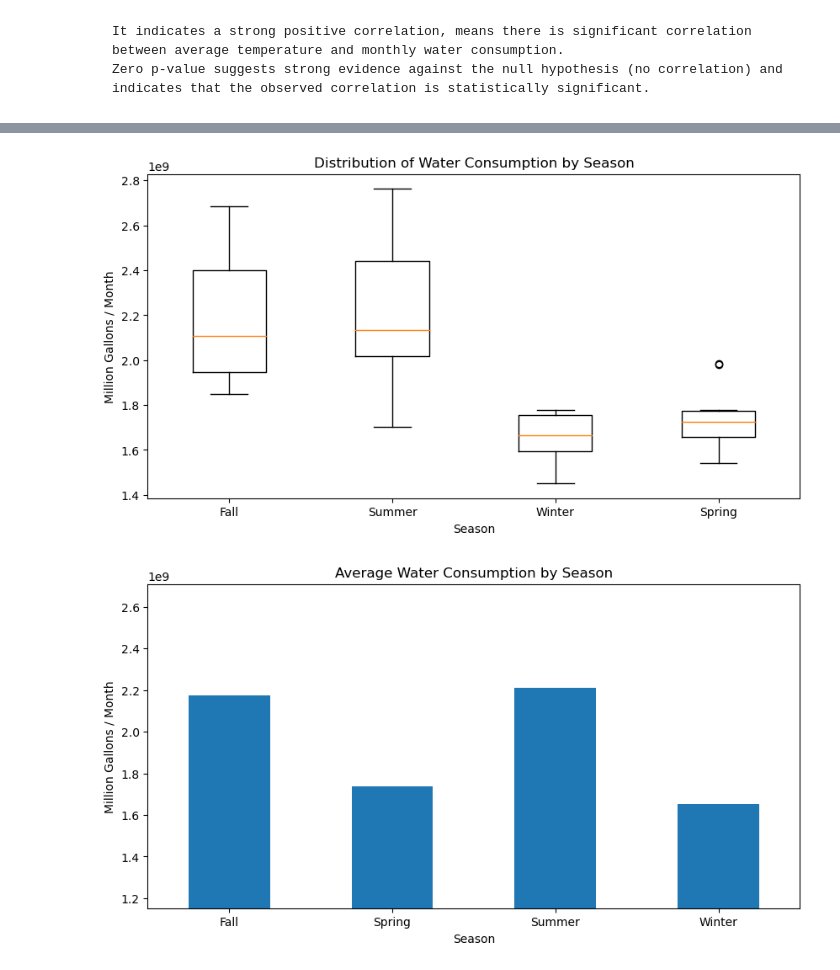
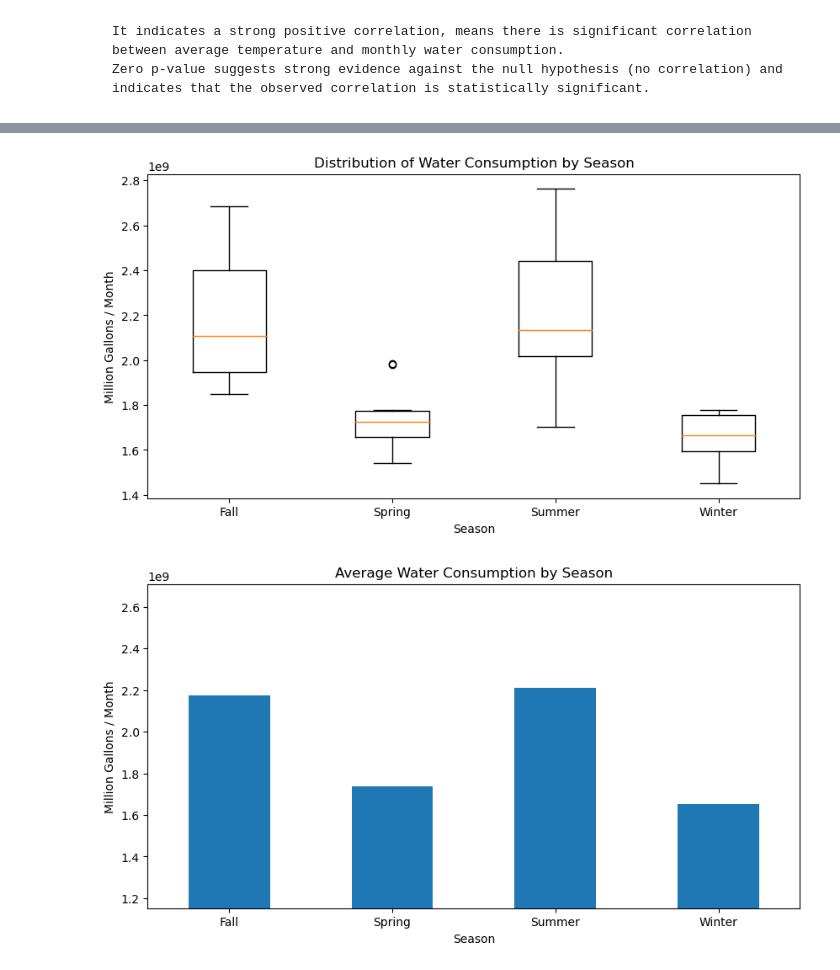
Before and after one commit to kadyepley/project-one, a Jupyter notebook: Austin_Weather_Water/austin_weather_water.ipynb, the cells around one changed output, grey strips where cells are left out. Saved outputs shown, nothing was run; the diff lists cells and outputs as text; code cells hidden in the pictures.

```diff
--- a/Austin_Weather_Water/austin_weather_water.ipynb
+++ b/Austin_Weather_Water/austin_weather_water.ipynb
@@ -91,7 +115,7 @@ weather_monthly_total.head()
 # Convert 'Date' columns to the same format
 customer_monthly_total['Year Month'] = pd.to_datetime(customer_monthly_total['Year Month'], format='%Y-%m-%d')
 weather_monthly_total['Date'] = pd.to_datetime(weather_monthly_total['Date'], format='%Y-%m-%d')
-
+weather_monthly_total["TempAvgF"]= weather_monthly_total['TempAvgF'].round(2)
 # Merge based on matching date values
 merged_df = customer_monthly_total.merge(weather_monthly_total, left_on='Year Month', right_on='Date')
 merged_df = merged_df[['Date','Total Gallons','TempAvgF']]
@@ -149,13 +245,13 @@ p_value: 0.00000
 # %%
 
-# Set 'Date' column as the index
-date_index_df = merged_df.set_index('Date', inplace=False)
-# Create the line plot
-date_index_df['Total Gallons'].plot(kind='line',figsize=(10, 5))
-# Add labels and title
-plt.xlabel('Month')
-plt.ylabel('Million Gallons / Month')
-plt.title('Austin Water Consumption over Time')
-# Display the plot
- # Plot both of these lines so that they will appear on our final chart
-plt.show()
+# # Set 'Date' column as the index
+# date_index_df = merged_df.set_index('Date', inplace=False)
+# # Create the line plot
+# date_index_df['Total Gallons'].plot(kind='line',figsize=(10, 5))
+# # Add labels and title
+# plt.xlabel('Month')
+# plt.ylabel('Million Gallons / Month')
+# plt.title('Austin Water Consumption over Time')
+# # Display the plot
+#  # Plot both of these lines so that they will appear on our final chart
+# plt.show()
@@ -200,20 +292,20 @@ merged_df.head(10)
 # %%
 # Create a box plot
 plt.figure(figsize=(10, 5))
 fall_df = merged_df[merged_df["Season"] == "Fall"]["Total Gallons"]
 summer_df = merged_df[merged_df["Season"] == "Summer"]["Total Gallons"]
 winter_df = merged_df[merged_df["Season"] == "Winter"]["Total Gallons"]
 spring_df = merged_df[merged_df["Season"] == "Spring"]["Total Gallons"]
-plt.boxplot([fall_df,summer_df,winter_df,spring_df])
-plt.xticks([1, 2, 3, 4], ["Fall", "Summer", "Winter", "Spring"])
+plt.boxplot([fall_df,spring_df,summer_df,winter_df])
+plt.xticks([1, 2, 3, 4], ["Fall", "Spring", "Summer", "Winter"])
 plt.title('Distribution of Water Consumption by Season')
 plt.ylabel('Million Gallons / Month')
 plt.xlabel('Season')
-
+plt.savefig('Images/q2_boxplot.png')
 # Show the plot
 plt.show()
 # %% [output]
-[figure, old version]
+[figure, new version]
 # %%
 season_avg = merged_df.groupby('Season')['Total Gallons'].mean()
 season_avg.plot(kind="bar", figsize=(10,5))
```
Also changed, not shown: parts of 14 cells of this notebook, 4 other files.
